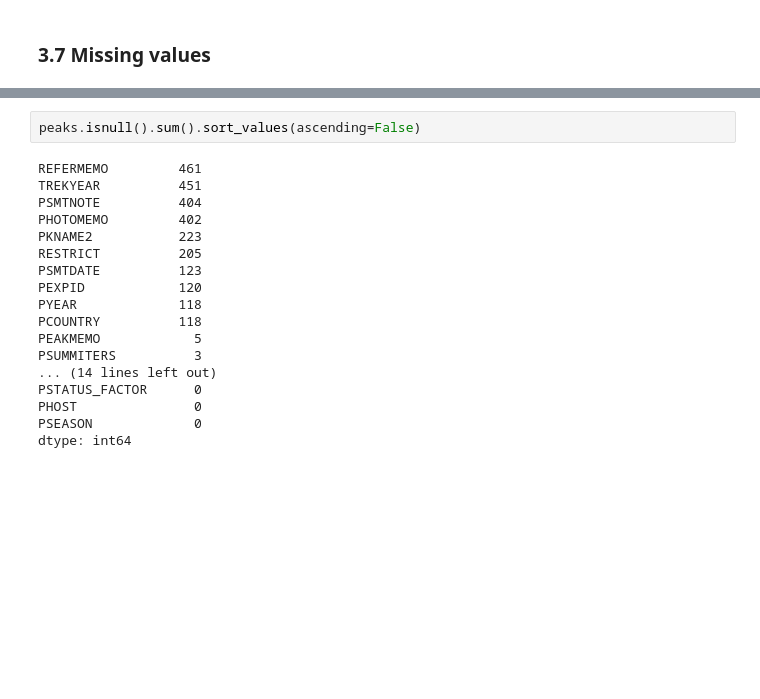
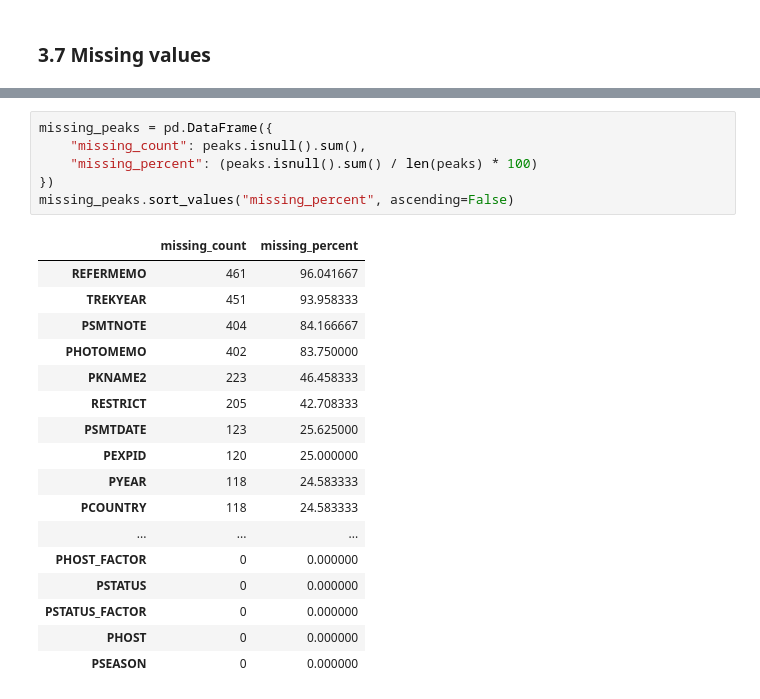
Before and after one commit to Aleenw/himalayan-expeditions-analysis, a Jupyter notebook: notebook/himalayan_eda.ipynb, the cells around one changed output, grey strips where cells are left out. Saved outputs shown, nothing was run; the diff lists cells and outputs as text; blank space fills up the shorter version.

```diff
--- a/notebook/himalayan_eda.ipynb
+++ b/notebook/himalayan_eda.ipynb
@@ -159,20 +177,24 @@ Length: 69, dtype: int64
 # %%
-peaks.isnull().sum().sort_values(ascending=False)
+missing_peaks = pd.DataFrame({
+    "missing_count": peaks.isnull().sum(),
+    "missing_percent": (peaks.isnull().sum() / len(peaks) * 100)
+})
+missing_peaks.sort_values("missing_percent", ascending=False)
 # %% [output]
-REFERMEMO         461
-TREKYEAR          451
-PSMTNOTE          404
-PHOTOMEMO         402
-PKNAME2           223
-RESTRICT          205
-PSMTDATE          123
-PEXPID            120
-PYEAR             118
-PCOUNTRY          118
-PEAKMEMO            5
-PSUMMITERS          3
-... (14 lines left out)
-PSTATUS_FACTOR      0
-PHOST               0
-PSEASON             0
-dtype: int64
+|  | missing_count | missing_percent |
+| REFERMEMO | 461 | 96.041667 |
+| TREKYEAR | 451 | 93.958333 |
+| PSMTNOTE | 404 | 84.166667 |
+| PHOTOMEMO | 402 | 83.750000 |
+| PKNAME2 | 223 | 46.458333 |
+| RESTRICT | 205 | 42.708333 |
+| PSMTDATE | 123 | 25.625000 |
+| PEXPID | 120 | 25.000000 |
+| PYEAR | 118 | 24.583333 |
+| PCOUNTRY | 118 | 24.583333 |
+| ... | ... | ... |
+| PHOST_FACTOR | 0 | 0.000000 |
+| PSTATUS | 0 | 0.000000 |
+| PSTATUS_FACTOR | 0 | 0.000000 |
+| PHOST | 0 | 0.000000 |
+| PSEASON | 0 | 0.000000 |
```
Also changed, not shown: parts of 5 cells of this notebook.
